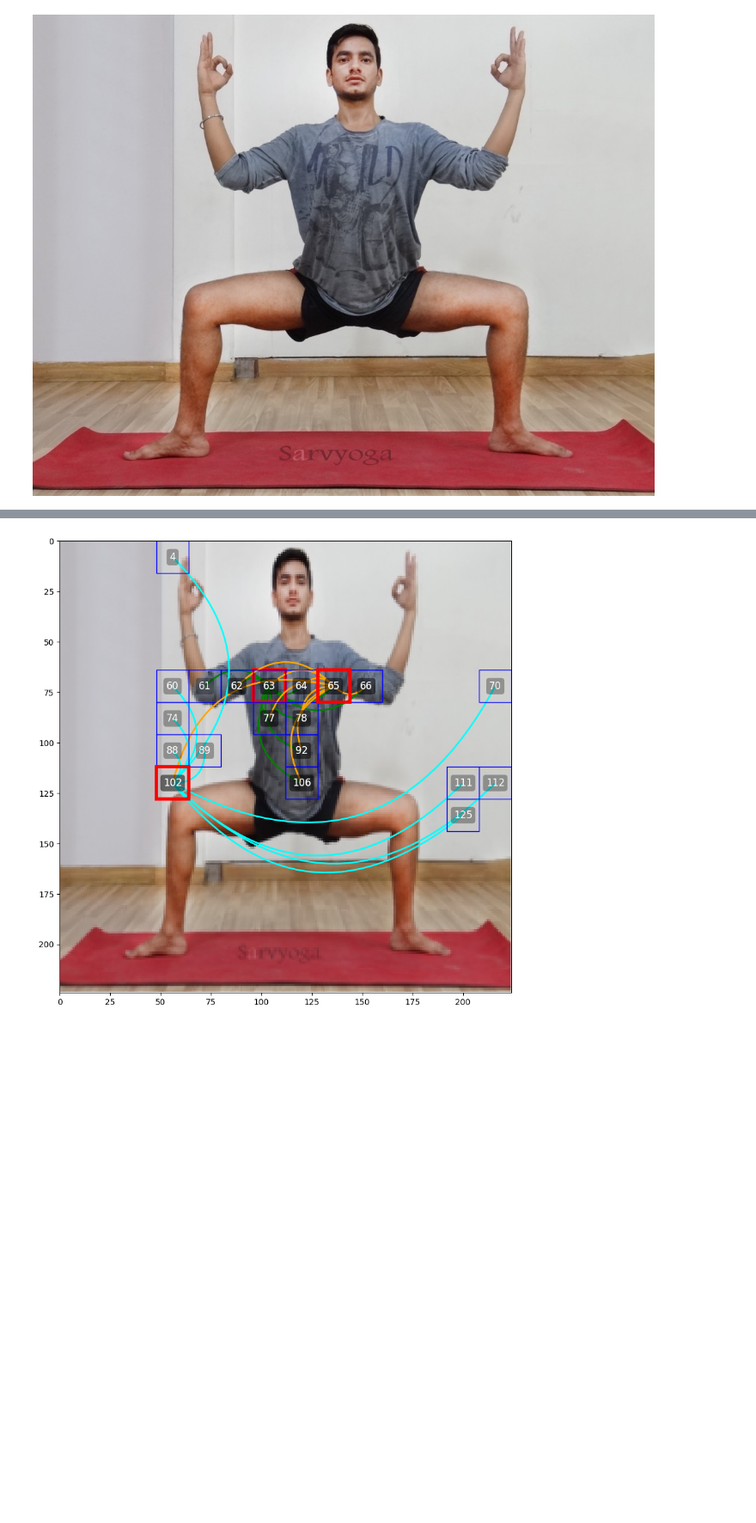
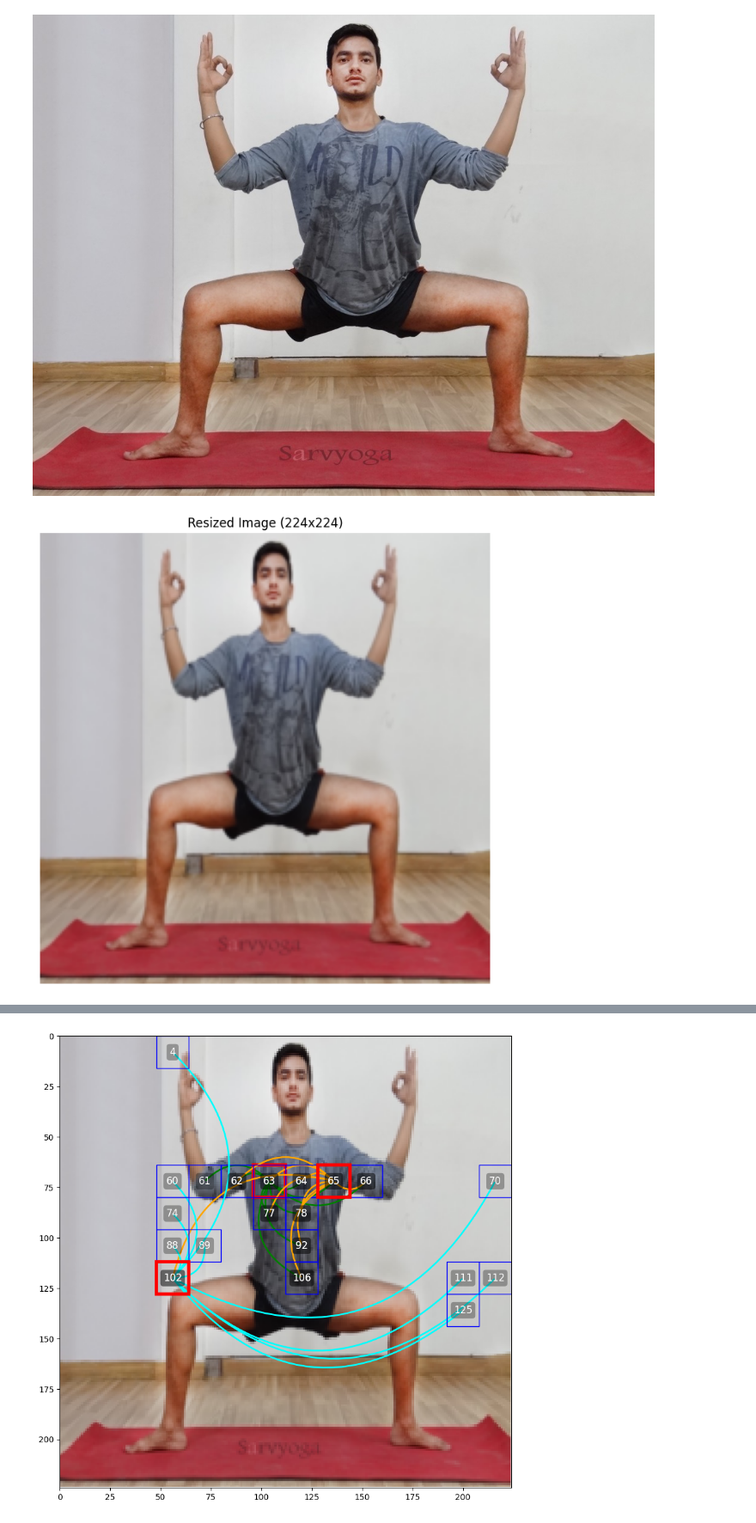
Before and after one commit to nabilfikrisp/skripsi-gnn, a Jupyter notebook: image_to_graph_5.ipynb, the cells around one changed output, grey strips where cells are left out. Shown at 86% size. Cells and saved outputs as stored; diff of their text form; code cells hidden in the pictures; blank space fills up the shorter version.

```diff
--- a/image_to_graph_5.ipynb
+++ b/image_to_graph_5.ipynb
@@ -180,4 +180,33 @@ def extract_features(image_tensor, patch_size, stem):
     ).to(device)
     features = stem(patches) + pos_embed
     return features
+# %%
+import torchvision.transforms.functional as F
+
+# Parameters
+patch_size = 16  # Increased patch size to reduce the number of patches
+node_indices = [62, 64, 101]
+k = 9  # Number of nearest neighbors
+
+# Preprocess the image
+preprocess = v2.Compose(
+    [
+        v2.ToImage(),
+        v2.Resize((224, 224)),  # Resize to 224x224
+        v2.ToDtype(torch.float32, scale=True),
+    ]
+)
+image_tensor = preprocess(image).unsqueeze(dim=0).to(device)
+img_width = 224  # Adjusted image width after resizing
+
+image_to_display = F.to_pil_image(image_tensor.squeeze(0).cpu())
+
+# Display the image
+plt.figure(figsize=(8, 8))
+plt.imshow(image_to_display)
+plt.axis("off")  # Turn off axis labels
+plt.title("Resized Image (224x224)")
+plt.show()
+# %% [output]
+[figure, added]
 # %%
```
Also changed, not shown: parts of 1 cell of this notebook, 2 other files.
